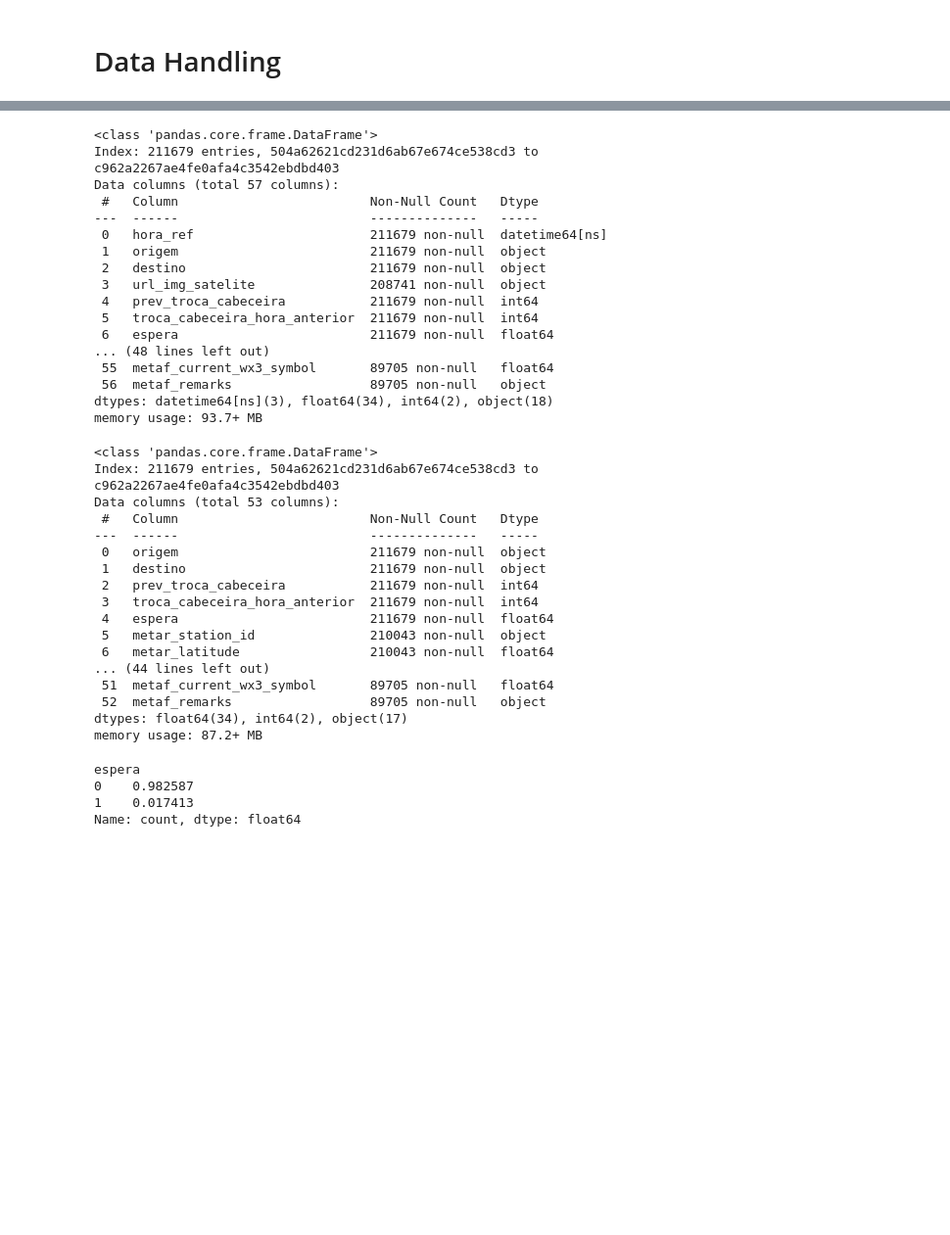
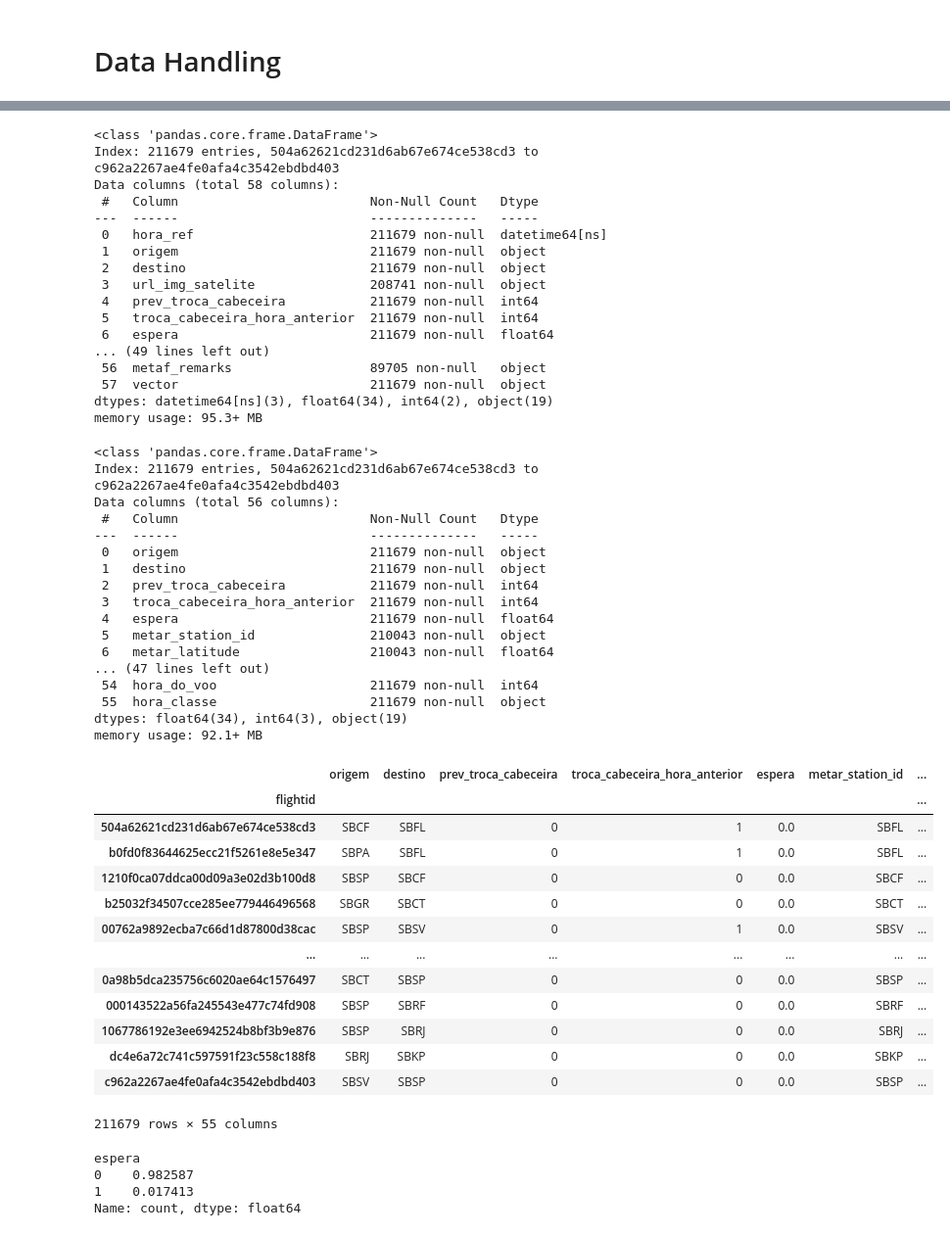
Before and after one commit to ryukinix/dsc2024, a Jupyter notebook: notebooks/catboost-baseline.ipynb, the cells around one changed output, grey strips where cells are left out. Shown at 98% size. Cells and saved outputs as stored; diff of their text form; code cells hidden in the pictures; blank space fills up the shorter version.

```diff
--- a/notebooks/catboost-baseline.ipynb
+++ b/notebooks/catboost-baseline.ipynb
@@ -8,8 +9,8 @@ from dsc2024 import handling
 # Data Handling
 # %%
 # Parameters
-sampling = None # None to use everything
-real_test = False
+sampling = 10000 # None to use everything
+real_test = True # cancel sampling!
 # %%
 %%time
 
@@ -61,7 +62,7 @@ df.info()
 # %% [output]
 <class 'pandas.core.frame.DataFrame'>
 Index: 211679 entries, 504a62621cd231d6ab67e674ce538cd3 to c962a2267ae4fe0afa4c3542ebdbd403
-Data columns (total 57 columns):
+Data columns (total 58 columns):
  #   Column                         Non-Null Count   Dtype
 ---  ------                         --------------   -----
  0   hora_ref                       211679 non-null  datetime64[ns]
@@ -71,11 +72,13 @@ Data columns (total 57 columns):
  4   prev_troca_cabeceira           211679 non-null  int64
  5   troca_cabeceira_hora_anterior  211679 non-null  int64
  6   espera                         211679 non-null  float64
-... (48 lines left out)
- 55  metaf_current_wx3_symbol       89705 non-null   float64
+... (49 lines left out)
  56  metaf_remarks                  89705 non-null   object
-dtypes: datetime64[ns](3), float64(34), int64(2), object(18)
-memory usage: 93.7+ MB
+ 57  vector                         211679 non-null  object
+dtypes: datetime64[ns](3), float64(34), int64(2), object(19)
+memory usage: 95.3+ MB
+# %%
+df = features.create_timedelta_features(df)
 # %%
 # drop non-feature datetime / image columns (to be out of baseline for feature engineering)
 datetime_columns = ["hora_ref", "metaf_date_time", "metar_date_time", "url_img_satelite"]
@@ -84,7 +87,7 @@ df.info()
 # %% [output]
 <class 'pandas.core.frame.DataFrame'>
 Index: 211679 entries, 504a62621cd231d6ab67e674ce538cd3 to c962a2267ae4fe0afa4c3542ebdbd403
-Data columns (total 53 columns):
+Data columns (total 56 columns):
  #   Column                         Non-Null Count   Dtype
 ---  ------                         --------------   -----
  0   origem                         211679 non-null  object
@@ -94,11 +97,47 @@ Data columns (total 53 columns):
  4   espera                         211679 non-null  float64
  5   metar_station_id               210043 non-null  object
  6   metar_latitude                 210043 non-null  float64
-... (44 lines left out)
- 51  metaf_current_wx3_symbol       89705 non-null   float64
- 52  metaf_remarks                  89705 non-null   object
-dtypes: float64(34), int64(2), object(17)
-memory usage: 87.2+ MB
+... (47 lines left out)
+ 54  hora_do_voo                    211679 non-null  int64
+ 55  hora_classe                    211679 non-null  object
+dtypes: float64(34), int64(3), object(19)
+memory usage: 92.1+ MB
+# %%
+# bad predictor or more than >25% missing values
+useless_features = [
+    # "metar_current_wx3",
+    # "metar_skyc4",
+    # "metar_skylev4",
+    # "metaf_current_wx2",
+    # "metaf_skylev1",
+    # "metaf_skylev2",
+    # "metar_skylev3",
+    # "metar_skylev4",
+    # "metar_wind_gust",
+    # "metar_skyc3",
+    # "metar_skylev3",
+    "hora_do_voo"
+]
+def drop_useless_features(features):
+    features.drop(columns=useless_features, inplace=True)
+    return features
+
+drop_useless_features(df)
+# %% [output]
+|  | origem | destino | prev_troca_cabeceira | troca_cabeceira_hora_anterior | espera | metar_station_id | ... |
+| flightid |  |  |  |  |  |  | ... |
+| 504a62621cd231d6ab67e674ce538cd3 | SBCF | SBFL | 0 | 1 | 0.0 | SBFL | ... |
+| b0fd0f83644625ecc21f5261e8e5e347 | SBPA | SBFL | 0 | 1 | 0.0 | SBFL | ... |
+| 1210f0ca07ddca00d09a3e02d3b100d8 | SBSP | SBCF | 0 | 0 | 0.0 | SBCF | ... |
+| b25032f34507cce285ee779446496568 | SBGR | SBCT | 0 | 0 | 0.0 | SBCT | ... |
+| 00762a9892ecba7c66d1d87800d38cac | SBSP | SBSV | 0 | 1 | 0.0 | SBSV | ... |
+| ... | ... | ... | ... | ... | ... | ... | ... |
+| 0a98b5dca235756c6020ae64c1576497 | SBCT | SBSP | 0 | 0 | 0.0 | SBSP | ... |
+| 000143522a56fa245543e477c74fd908 | SBSP | SBRF | 0 | 0 | 0.0 | SBRF | ... |
+| 1067786192e3ee6942524b8bf3b9e876 | SBSP | SBRJ | 0 | 0 | 0.0 | SBRJ | ... |
+| dc4e6a72c741c597591f23c558c188f8 | SBRJ | SBKP | 0 | 0 | 0.0 | SBKP | ... |
+| c962a2267ae4fe0afa4c3542ebdbd403 | SBSV | SBSP | 0 | 0 | 0.0 | SBSP | ... |
+211679 rows × 55 columns
 # %%
 X = df.drop("espera", axis=1)
 y = df.espera.astype(int)
```
Also changed, not shown: parts of 12 cells of this notebook, 11 other files.
